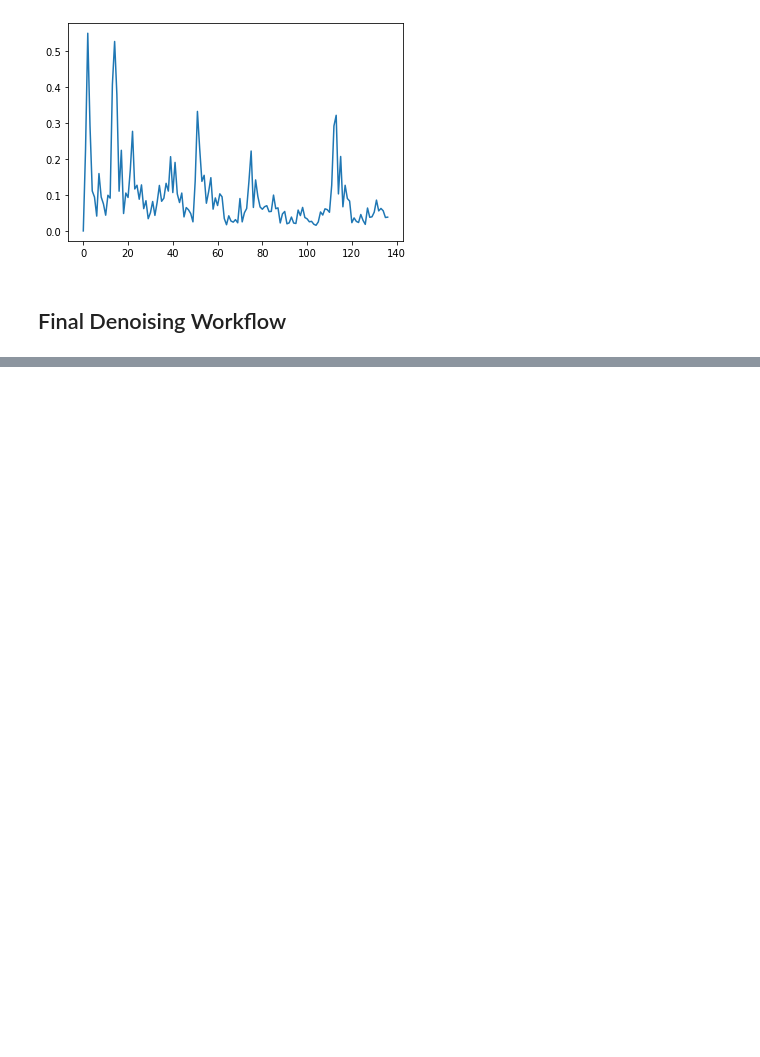
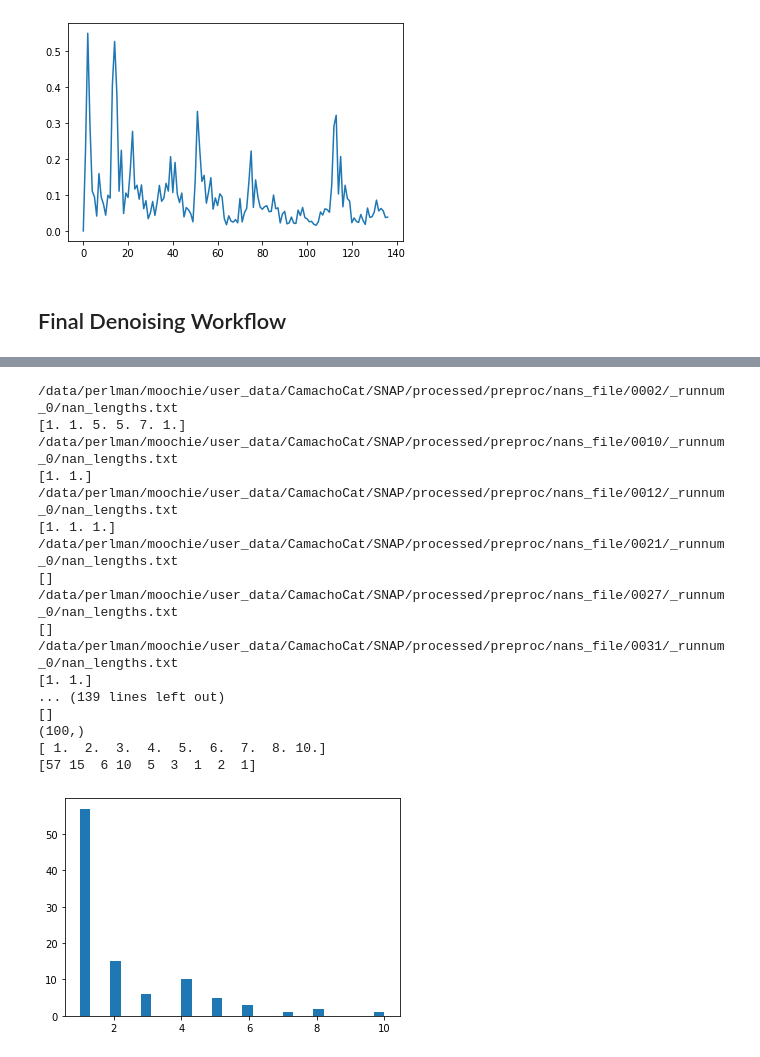
Before and after one commit to babies-study/language_rest, a Jupyter notebook: 1_preprocessing_new.ipynb, the cells around one changed output, grey strips where cells are left out. Drawn from its saved outputs; the diff is of its cells as text; code cells hidden in the pictures; blank space fills up the shorter version.

```diff
--- a/1_preprocessing_new.ipynb
+++ b/1_preprocessing_new.ipynb
@@ -851,4 +909,49 @@ denoise_flow.write_graph(graph2use='flat')
 denoise_flow.run('MultiProc', plugin_args={'n_procs': 3})
+# %%
+from glob import glob
+import numpy as np
+import matplotlib.pyplot as plt
+import warnings
+warnings.filterwarnings('ignore')
+
+nans_files = glob('/data/perlman/moochie/user_data/CamachoCat/SNAP/processed/preproc/nans_file/*/_runnum_*/nan_lengths.txt')
+nans_files = sorted(nans_files)
+
+nanlengths = []
+for file in nans_files:
+    d = np.genfromtxt(file)
+    if len(d.shape)>0:
+        nanlengths.append(d)
+        print(file)
+        print(d)
+
+nans = np.concatenate(nanlengths,axis=0)
+
+a, b = np.unique(nans, return_counts=True)
+print(nans.shape)
+print(a)
+print(b)
+plt.hist(nans, bins=30)
+plt.savefig('nans.svg')
+# %% [output]
+/data/perlman/moochie/user_data/CamachoCat/SNAP/processed/preproc/nans_file/0002/_runnum_0/nan_lengths.txt
+[1. 1. 5. 5. 7. 1.]
+/data/perlman/moochie/user_data/CamachoCat/SNAP/processed/preproc/nans_file/0010/_runnum_0/nan_lengths.txt
+[1. 1.]
+/data/perlman/moochie/user_data/CamachoCat/SNAP/processed/preproc/nans_file/0012/_runnum_0/nan_lengths.txt
+[1. 1. 1.]
+/data/perlman/moochie/user_data/CamachoCat/SNAP/processed/preproc/nans_file/0021/_runnum_0/nan_lengths.txt
+[]
+/data/perlman/moochie/user_data/CamachoCat/SNAP/processed/preproc/nans_file/0027/_runnum_0/nan_lengths.txt
+[]
+/data/perlman/moochie/user_data/CamachoCat/SNAP/processed/preproc/nans_file/0031/_runnum_0/nan_lengths.txt
+[1. 1.]
+... (139 lines left out)
+[]
+(100,)
+[ 1.  2.  3.  4.  5.  6.  7.  8. 10.]
+[57 15  6 10  5  3  1  2  1]
+[figure, added]
 # %%
 from glob import glob
 import shutil
```
Also changed, not shown: parts of 11 cells of this notebook, 1 other file.
